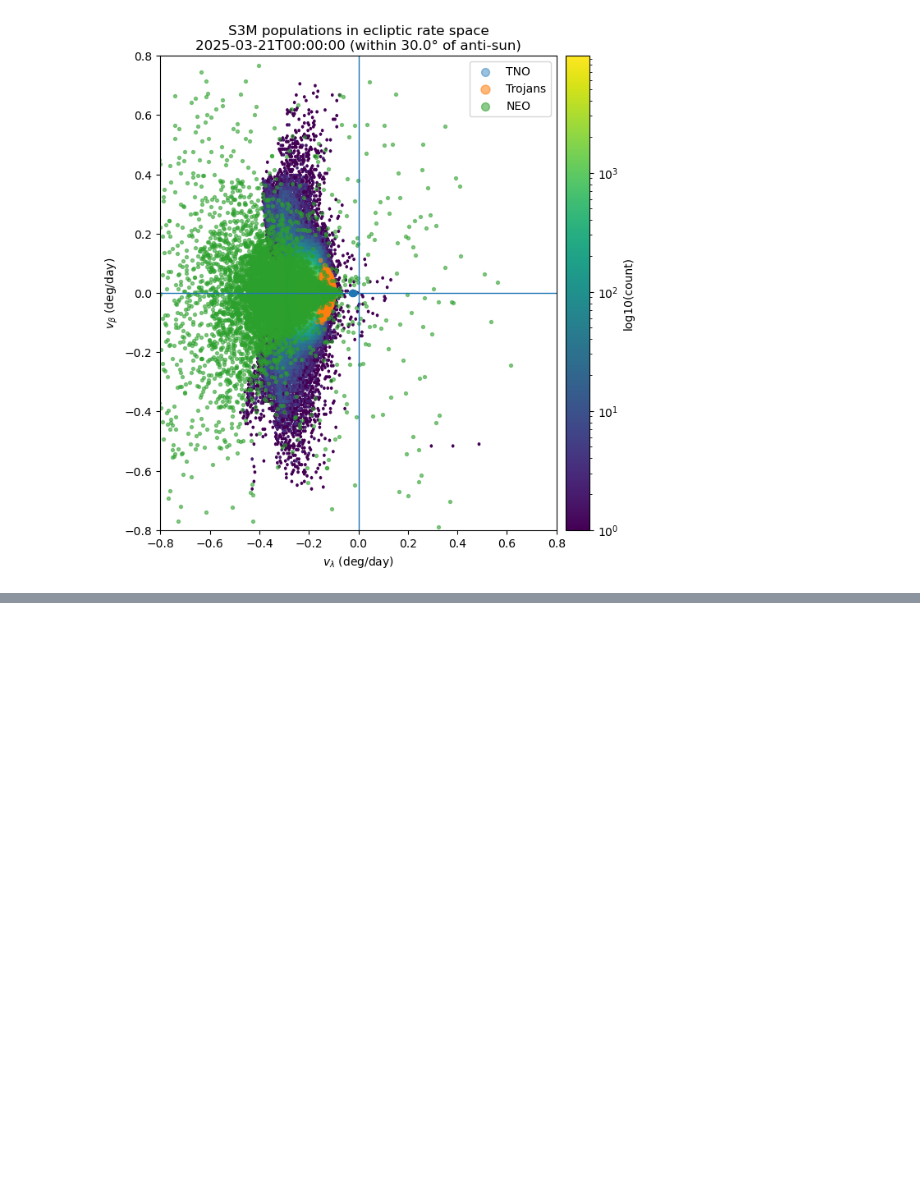
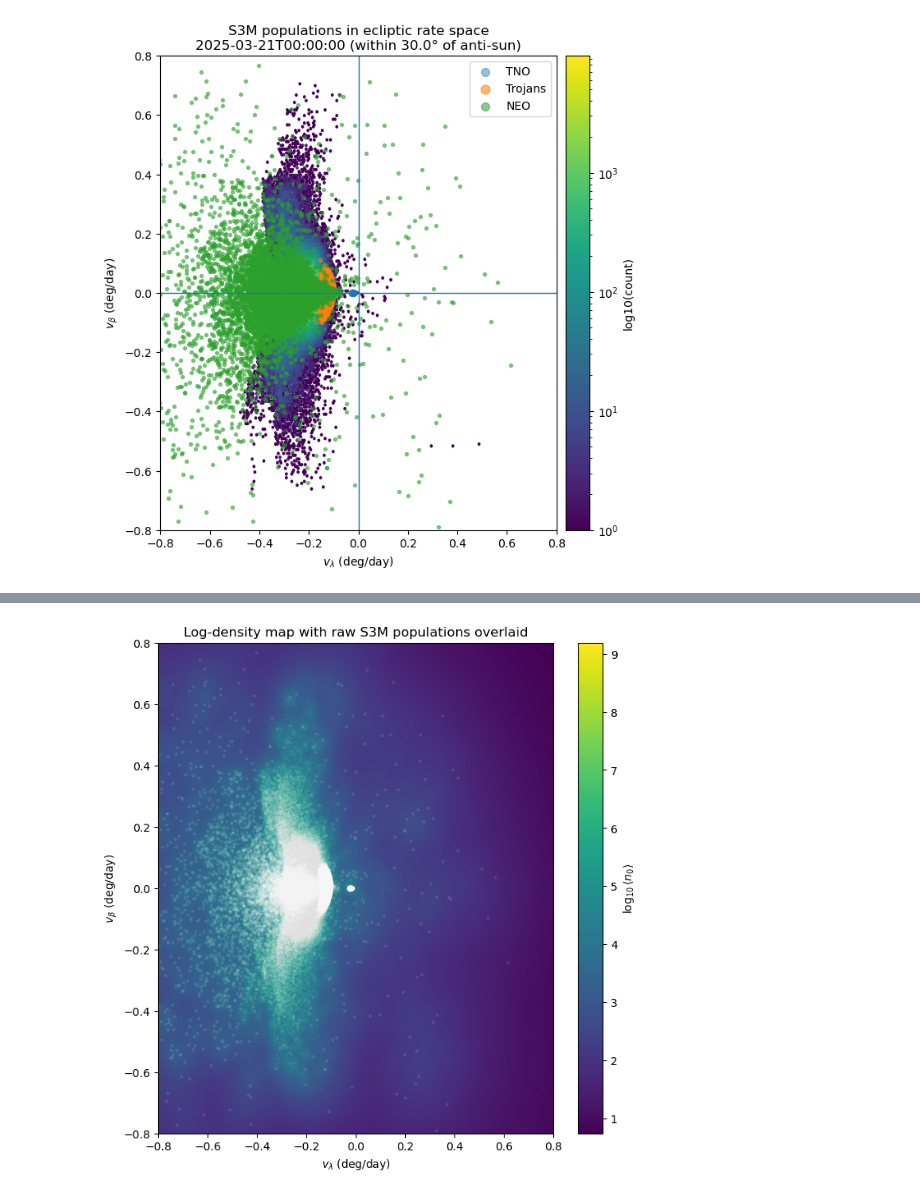
Before and after one commit to devanshi-s04/neomod, a Jupyter notebook: plotswpopulations.ipynb, the cells around one changed output, grey strips where cells are left out. Cells and saved outputs as stored; diff of their text form; code cells hidden in the pictures; blank space fills up the shorter version.

```diff
--- a/plotswpopulations.ipynb
+++ b/plotswpopulations.ipynb
@@ -1202,0 +1377,26 @@ plt.show()
+# %%
+# Overlay raw population points on log-density map
+
+fig, ax = plt.subplots(figsize=(8, 8))
+
+im = ax.pcolormesh(
+    X0, Y0, log_density_all_map,
+    shading="auto"
+)
+
+# Overlay a light scatter of the raw points
+ax.scatter(vlam_mba, vbeta_mba, s=1, alpha=0.03, color="white", rasterized=True)
+ax.scatter(vlam_neo, vbeta_neo, s=4, alpha=0.08, color="white", rasterized=True)
+ax.scatter(vlam_tno, vbeta_tno, s=6, alpha=0.10, color="white", rasterized=True)
+ax.scatter(vlam_tjn, vbeta_tjn, s=6, alpha=0.10, color="white", rasterized=True)
+
+ax.set_xlim(*xlim)
+ax.set_ylim(*ylim)
+ax.set_xlabel(r"$v_\lambda$ (deg/day)")
+ax.set_ylabel(r"$v_\beta$ (deg/day)")
+ax.set_title("Log-density map with raw S3M populations overlaid")
+fig.colorbar(im, ax=ax, label=r"$\log_{10}\langle n_0 \rangle$")
+
+plt.show()
+# %% [output]
+[figure, added]
```
Also changed, not shown: parts of 17 cells of this notebook.
